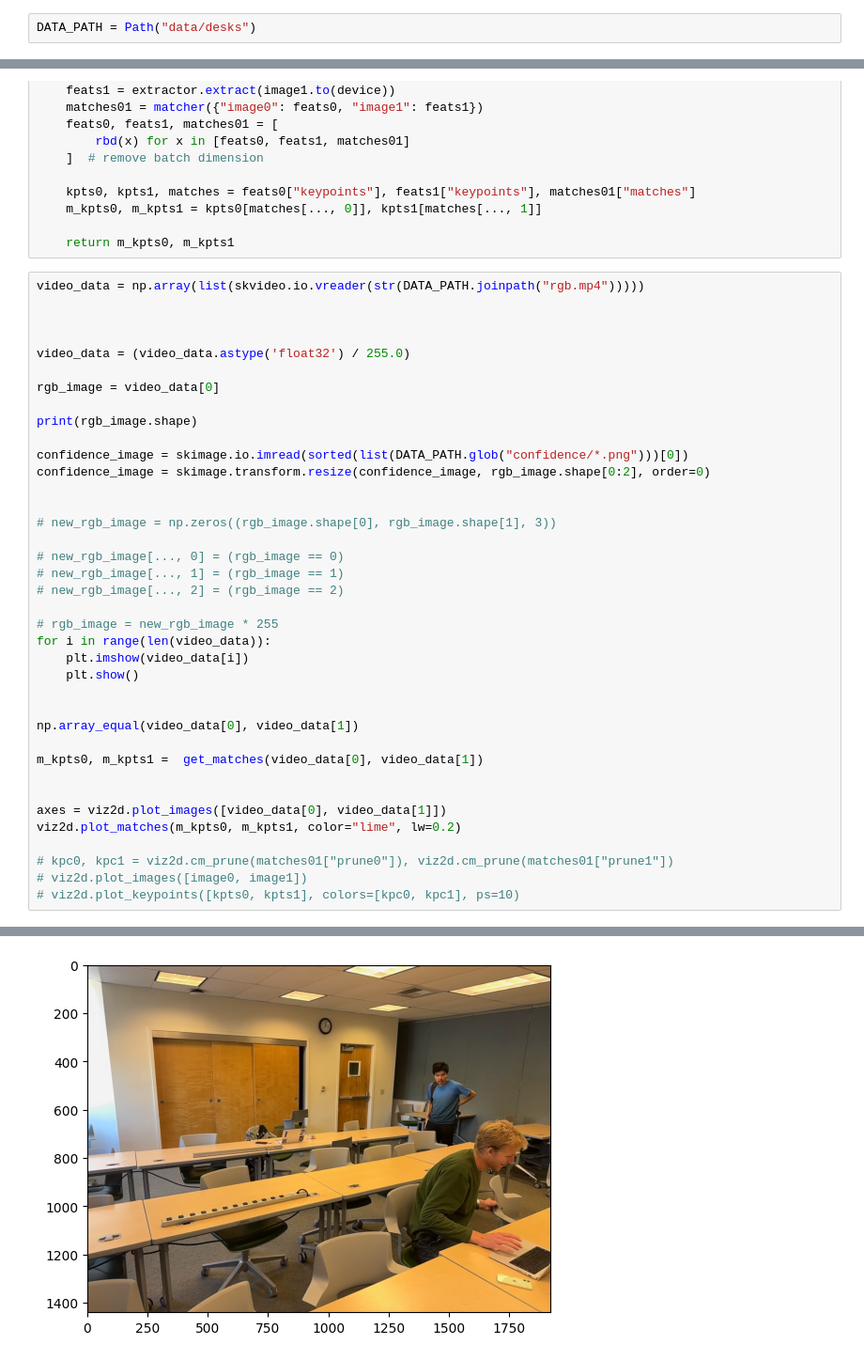
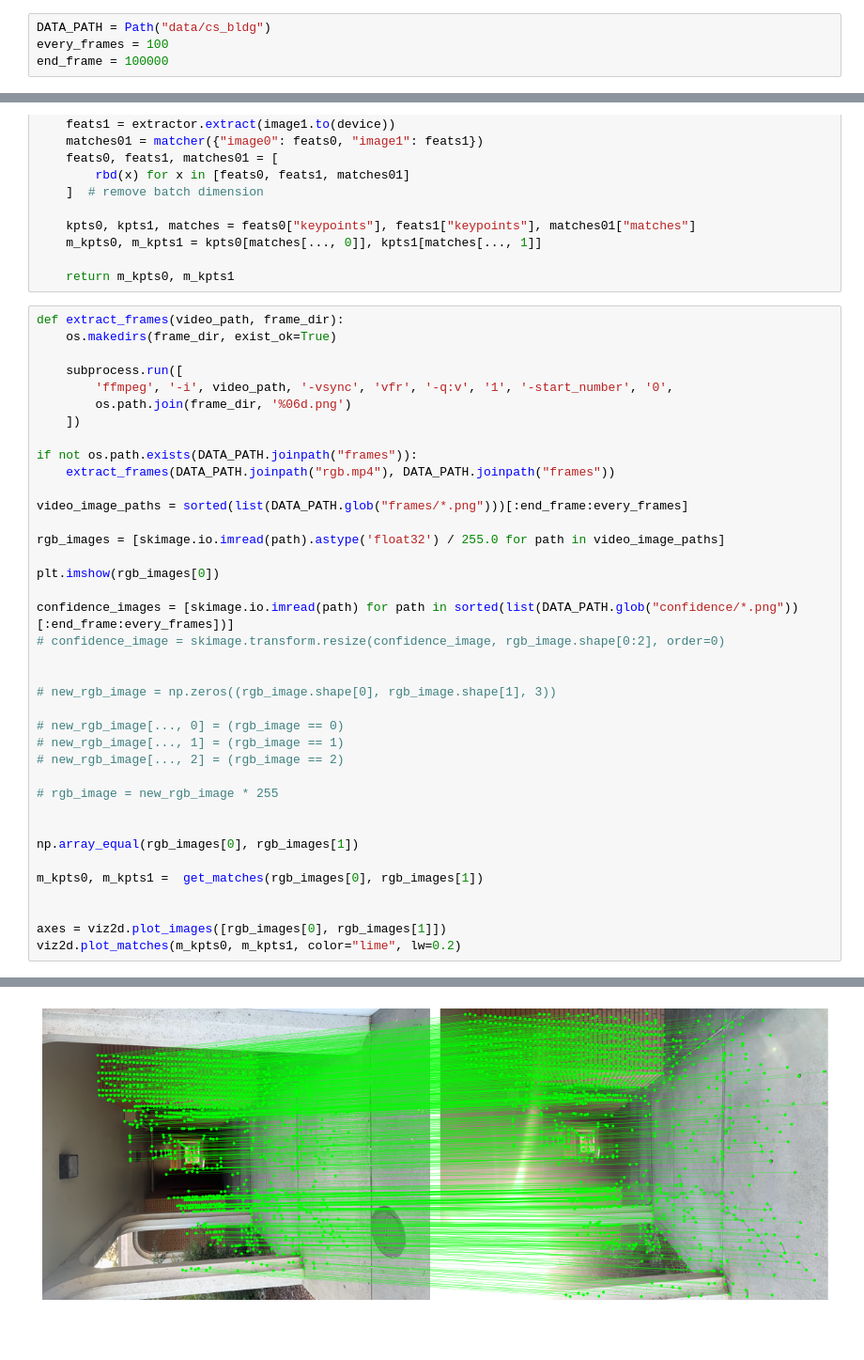
Before and after one commit to StarDylan/Xtractofuse, a Jupyter notebook: ransac_point_cloud_generator.ipynb, the cells around one changed output, grey strips where cells are left out. Shown at 94% size. Saved outputs shown, nothing was run; the diff lists cells and outputs as text; blank space fills up the shorter version.

```diff
--- a/ransac_point_cloud_generator.ipynb
+++ b/ransac_point_cloud_generator.ipynb
@@ -31,7 +35,9 @@ def assert_shape(x, shape:list):
         if isinstance(_b, int):
             assert _a == _b, (x.shape, shape)
 # %%
-DATA_PATH = Path("data/desks")
+DATA_PATH = Path("data/cs_bldg")
+every_frames = 100
+end_frame = 100000
 # %%
 device = torch.device("cuda" if torch.cuda.is_available() else "cpu")  # 'mps', 'cpu'
 
@@ -54,18 +60,25 @@ def get_matches(image0, image1):
 
     return m_kpts0, m_kpts1
 # %%
-video_data = np.array(list(skvideo.io.vreader(str(DATA_PATH.joinpath("rgb.mp4")))))
+def extract_frames(video_path, frame_dir):
+    os.makedirs(frame_dir, exist_ok=True)
 
+    subprocess.run([
+        'ffmpeg', '-i', video_path, '-vsync', 'vfr', '-q:v', '1', '-start_number', '0',
+        os.path.join(frame_dir, '%06d.png')
+    ])
 
+if not os.path.exists(DATA_PATH.joinpath("frames")):
+    extract_frames(DATA_PATH.joinpath("rgb.mp4"), DATA_PATH.joinpath("frames"))
 
-video_data = (video_data.astype('float32') / 255.0)
+video_image_paths = sorted(list(DATA_PATH.glob("frames/*.png")))[:end_frame:every_frames]
 
-rgb_image = video_data[0]
+rgb_images = [skimage.io.imread(path).astype('float32') / 255.0 for path in video_image_paths]
 
-print(rgb_image.shape)
+plt.imshow(rgb_images[0])
 
-confidence_image = skimage.io.imread(sorted(list(DATA_PATH.glob("confidence/*.png")))[0])
-confidence_image = skimage.transform.resize(confidence_image, rgb_image.shape[0:2], order=0)
+confidence_images = [skimage.io.imread(path) for path in sorted(list(DATA_PATH.glob("confidence/*.png"))[:end_frame:every_frames])]
+# confidence_image = skimage.transform.resize(confidence_image, rgb_image.shape[0:2], order=0)
 
 
 # new_rgb_image = np.zeros((rgb_image.shape[0], rgb_image.shape[1], 3))
@@ -75,20 +88,13 @@ confidence_image = skimage.transform.resize(confidence_image, rgb_image.shape[0:
 # new_rgb_image[..., 2] = (rgb_image == 2)
 
 # rgb_image = new_rgb_image * 255
-for i in range(len(video_data)):
-    plt.imshow(video_data[i])
-    plt.show()
 
 
-np.array_equal(video_data[0], video_data[1])
+np.array_equal(rgb_images[0], rgb_images[1])
 
-m_kpts0, m_kpts1 =  get_matches(video_data[0], video_data[1])
+m_kpts0, m_kpts1 =  get_matches(rgb_images[0], rgb_images[1])
 
 
-axes = viz2d.plot_images([video_data[0], video_data[1]])
+axes = viz2d.plot_images([rgb_images[0], rgb_images[1]])
 viz2d.plot_matches(m_kpts0, m_kpts1, color="lime", lw=0.2)
-
-# kpc0, kpc1 = viz2d.cm_prune(matches01["prune0"]), viz2d.cm_prune(matches01["prune1"])
-# viz2d.plot_images([image0, image1])
-# viz2d.plot_keypoints([kpts0, kpts1], colors=[kpc0, kpc1], ps=10)
 # %% [output]
@@ -97 +102 @@ viz2d.plot_matches(m_kpts0, m_kpts1, color="lime", lw=0.2)
-[figure, old version]
+[figure, new version]
```
Also changed, not shown: parts of 10 cells of this notebook.
